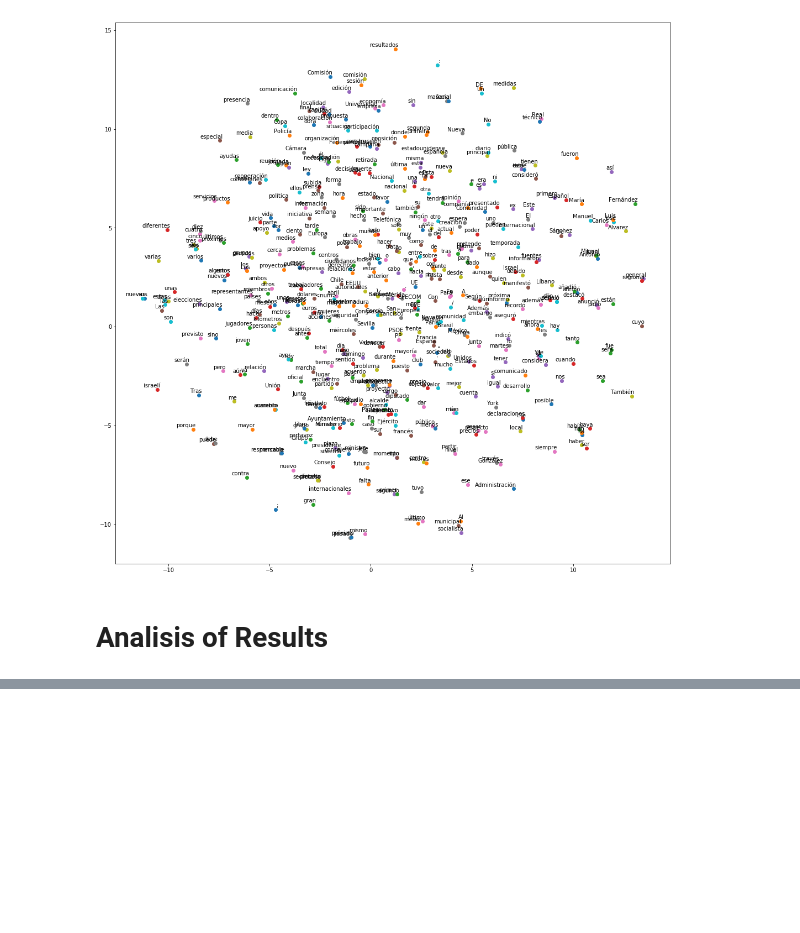
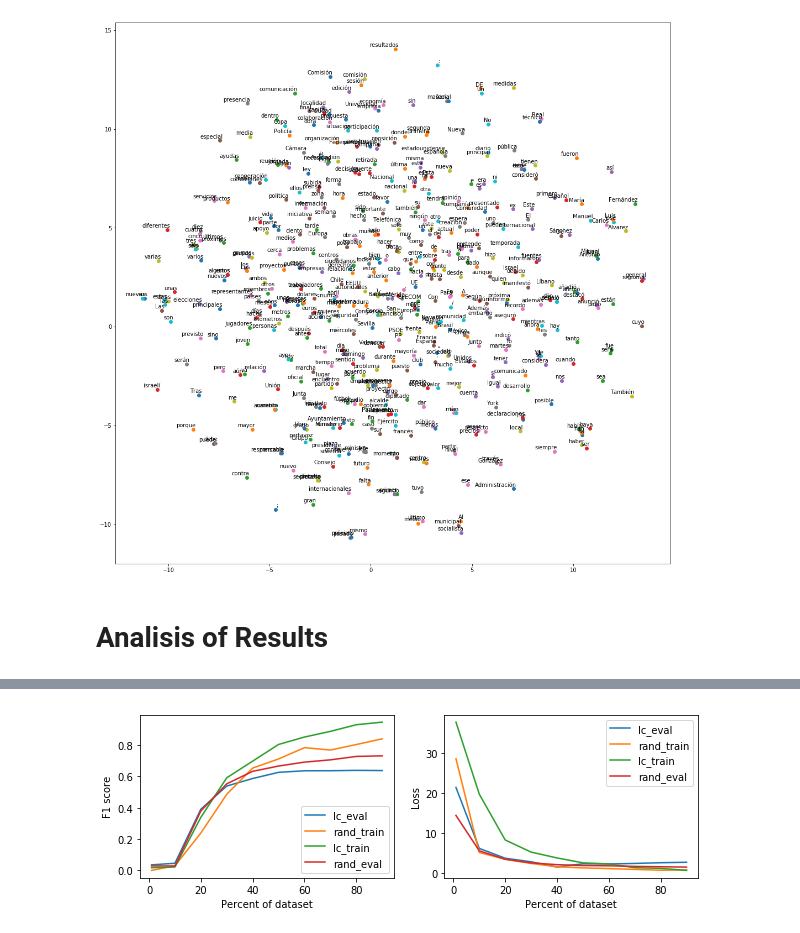
Before and after one commit to bastiancy/mlnd-capstone, a Jupyter notebook: data_analisys.ipynb, the cells around one changed output, grey strips where cells are left out. Drawn from its saved outputs; the diff is of its cells as text; code cells hidden in the pictures; blank space fills up the shorter version.

```diff
--- a/data_analisys.ipynb
+++ b/data_analisys.ipynb
@@ -478,0 +520,20 @@ plt.show()
+# %%
+plt.figure(figsize=(10, 3))
+
+plt.subplot(1, 2, 1)
+for key in data['f1']:
+    plt.plot(x, data['f1'][key])
+plt.legend(data['f1'].keys())
+plt.xlabel('Percent of dataset')
+plt.ylabel('F1 score')
+
+plt.subplot(1, 2, 2)
+for key in data['loss']:
+    plt.plot(x, data['loss'][key])
+plt.legend(data['loss'].keys())
+plt.xlabel('Percent of dataset')
+plt.ylabel('Loss')
+
+plt.show()
+# %% [output]
+[figure, added]
```
Also changed, not shown: parts of 6 cells of this notebook, 9 other files.
